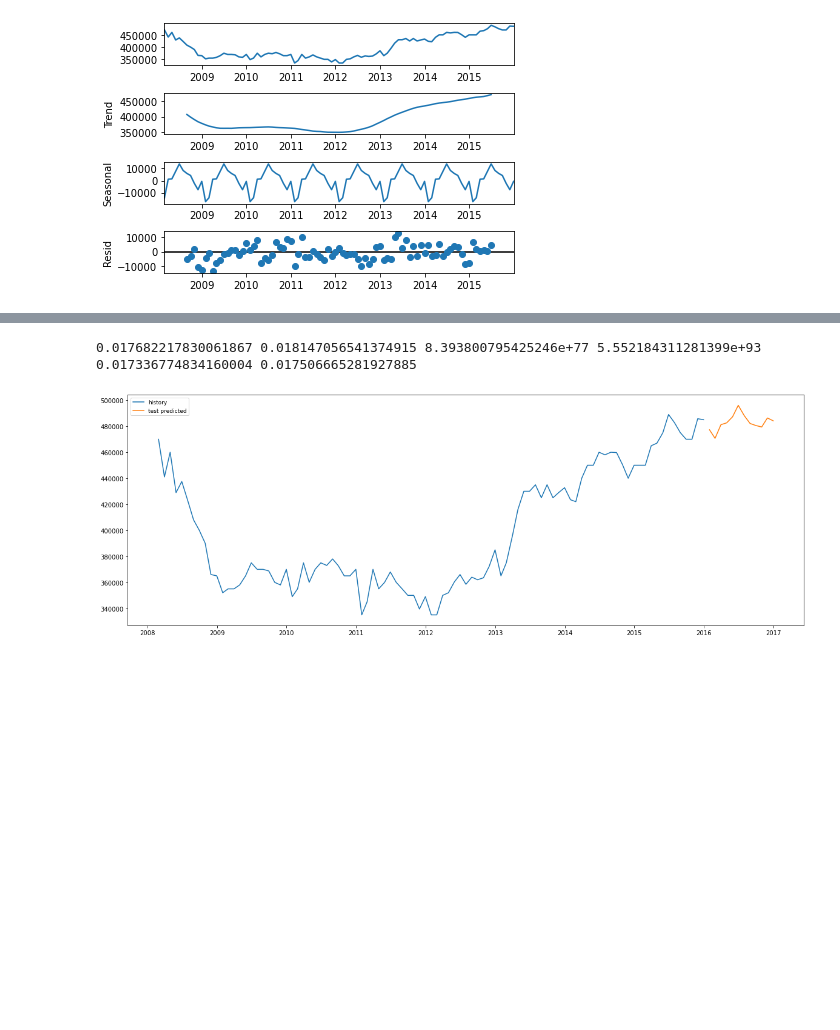
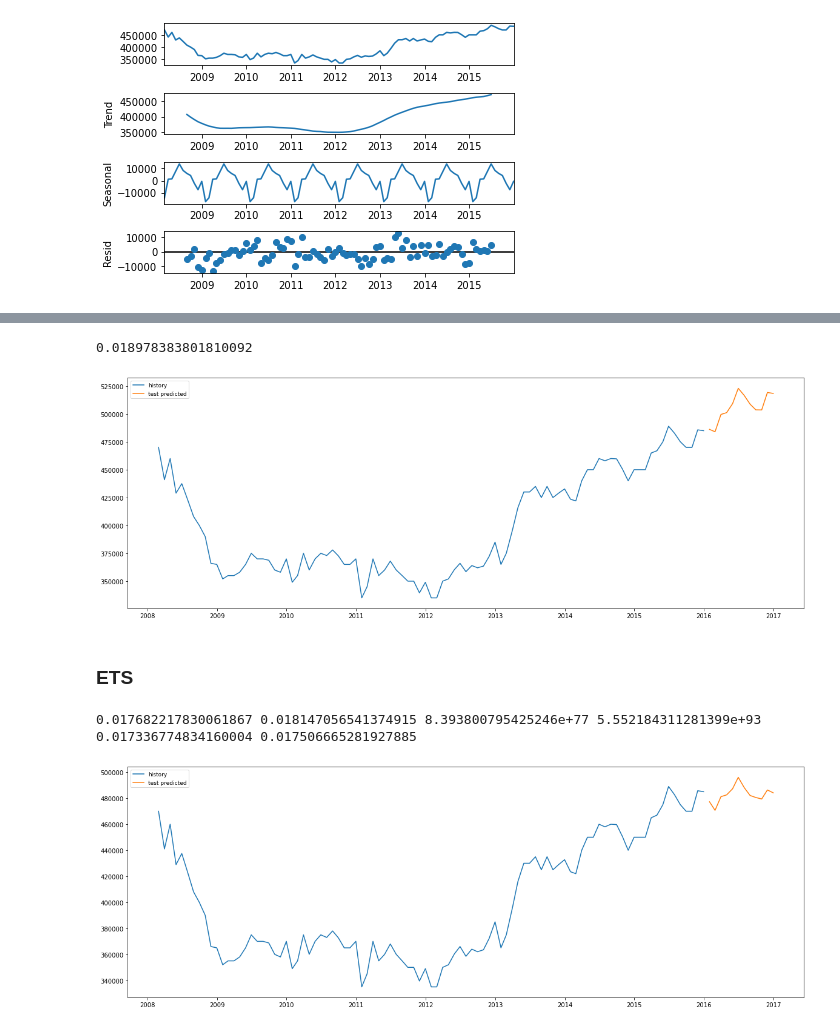
Before and after one commit to camilochaves10/time-series-group-project, a Jupyter notebook: time_series_group_project.ipynb, the cells around one changed output, grey strips where cells are left out. Saved outputs shown, nothing was run; the diff lists cells and outputs as text; code cells hidden in the pictures; blank space fills up the shorter version.

Commit message:
add all models

```diff
--- a/time_series_group_project.ipynb
+++ b/time_series_group_project.ipynb
@@ -255,3 +246,26 @@ ValueError: Prediction must have `end` after `start`.
+# %%
+evaluate_sarima_model(df_train,(4,1,1),(0,1,0,12))
+# %% [output]
+0.018978383801810092
+# %%
+model_sarima = sm.tsa.statespace.SARIMAX(
+    df_train, order=(4,1,1), seasonal_order=(0, 1, 0,12))
+res2 = model_sarima.fit()
+pred_sarima = res2.predict(start=len(df_train), end=len(
+    df_train)+len(df_test)-1)
+# %%
+pred_sarima=pd.Series(pred_sarima)
+pred_sarima.index=df_test.index
+# %%
+fig,ax=plt.subplots(figsize=(20,7))
+plt.plot(df_train, label='history')
+plt.plot(pred_sarima, label='test predicted')
+plt.legend(loc='upper left', fontsize=9)
+plt.show()
+# %% [output]
+[figure, added]
+# %% [markdown]
+### ETS
 # %%
 mape1=evaluate_ets_model(df_train, trend="add", seasonal="add", seasonal_periods=12)
 mape2=evaluate_ets_model(df_train, trend="add", seasonal="mul", seasonal_periods=12)
@@ -259,7 +273,3 @@ mape3=evaluate_ets_model(df_train, trend="mul", seasonal="add", seasonal_periods
 mape4=evaluate_ets_model(df_train, trend="mul", seasonal="mul", seasonal_periods=12)
 mape5=evaluate_ets_model(df_train, trend=None, seasonal="add", seasonal_periods=12)
 mape6=evaluate_ets_model(df_train, trend=None, seasonal="mul", seasonal_periods=12)
-# %%
-print(mape1, mape2, mape3, mape4, mape5, mape6)
-# %% [output]
-0.017682217830061867 0.018147056541374915 8.393800795425246e+77 5.552184311281399e+93 0.017336774834160004 0.017506665281927885
@@ -267,0 +276,4 @@ print(mape1, mape2, mape3, mape4, mape5, mape6)
+# %%
+print(mape1, mape2, mape3, mape4, mape5, mape6)
+# %% [output]
+0.017682217830061867 0.018147056541374915 8.393800795425246e+77 5.552184311281399e+93 0.017336774834160004 0.017506665281927885
```
Also changed, not shown: parts of 42 cells of this notebook.
